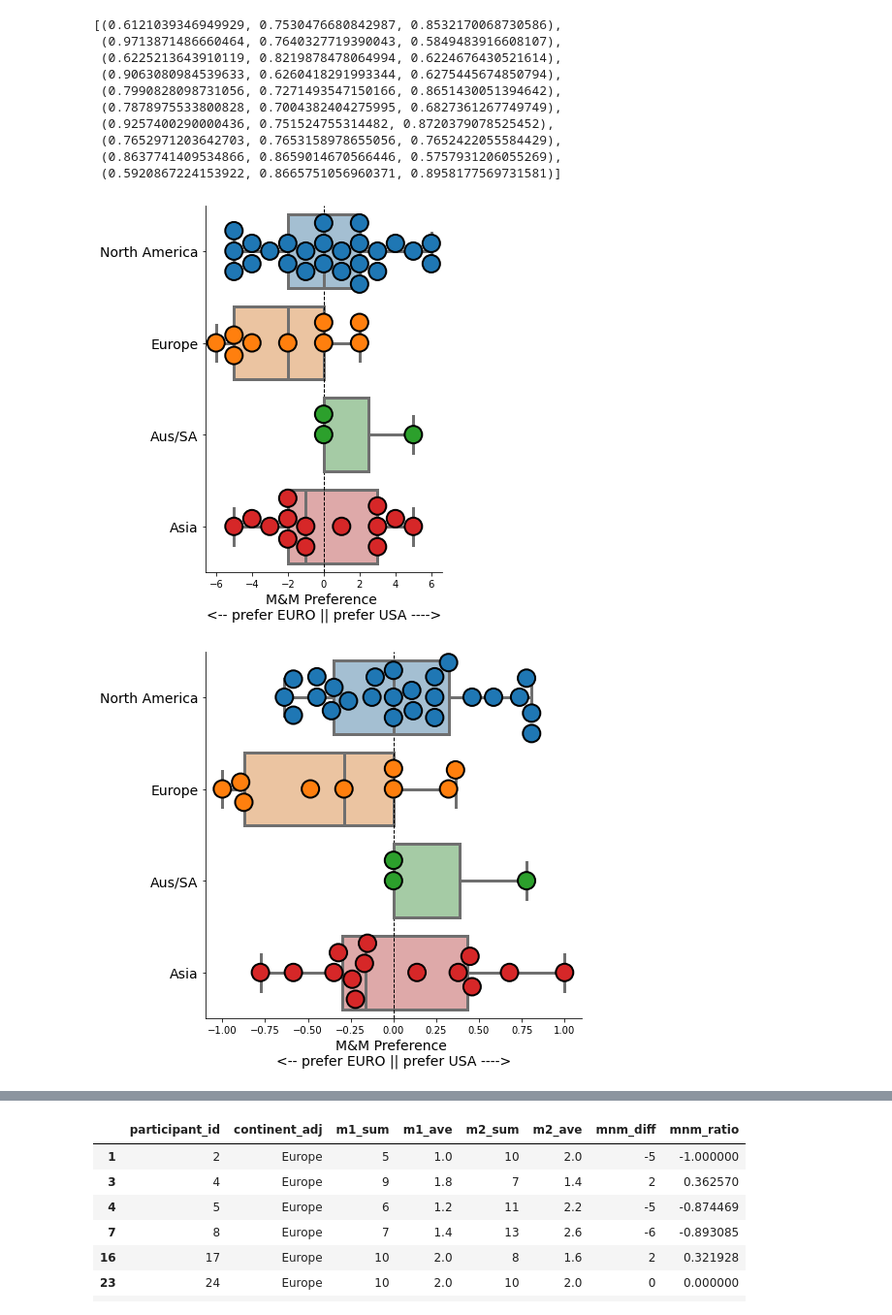
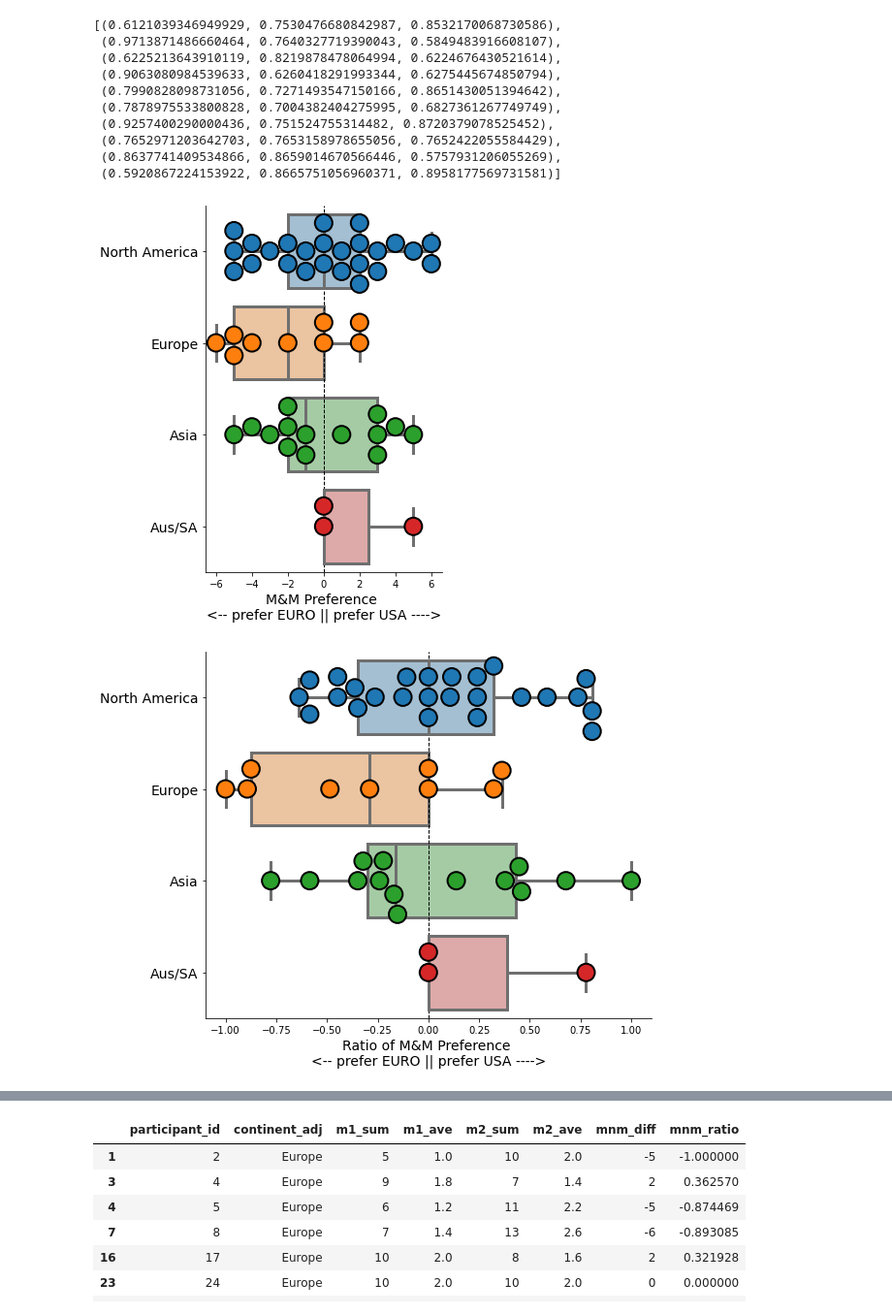
Before and after one commit to erinhwilson/mnm-taste-test, a Jupyter notebook: mnm_analysis.ipynb, the cells around one changed output, grey strips where cells are left out. Shown at 97% size. Saved outputs shown, nothing was run; the diff lists cells and outputs as text; code cells hidden in the pictures.

Commit message:
added kde plots, saving figs

```diff
--- a/mnm_analysis.ipynb
+++ b/mnm_analysis.ipynb
@@ -482,3 +486,26 @@ from scipy.stats import chi2_contingency
 #     print('Dependent (reject H0)')
 # else:
 #     print('Independent (H0 holds true)')
+# %%
+# Chi squared test on all participant data
+
+contingency_table = table2.groupby(['mnm_origin','taste_response']
+                                 )['count'].aggregate('sum').unstack()
+display(contingency_table)
+print(contingency_table.values)
+
+stat, p, dof, expected = chi2_contingency(contingency_table.values)
+
+print(f"stat: {stat} | p: {p} | degfree: {dof}")
+print("expectation table:")
+display(expected)
+
+# interpret p-value
+compare_string = f"\n* RESULT *\nComparing all participants from on their evaluation of M&M's from USA vs Denmark, we find them statistically "
+alpha = 0.05
+if p <= alpha:
+    print(compare_string + f'Dependent (reject H0, {p:.3E} <= {alpha})')
+else:
+    print(compare_string + f'Independent (H0 holds true, {p:.3f} > {alpha})')
+
+print("\n___________________________")
@@ -780,6 +822,9 @@ pdf = pd.merge(
     participants,
     how="inner",
     on='participant_id')
+
+pdf['continent_adj'] = pd.Categorical(pdf['continent_adj'], ['North America','Europe','Asia','Aus/SA'])
+
 pdf.head()
 # %% [output]
 |  | participant_id | m1_sum | m1_ave | m1_std | m2_sum | m2_ave | m2_std | continent_of_origin | ... |
@@ -1050,28 +1123,28 @@ plt.axvline(0,color='black',linestyle='--',linewidth=1)
 plt.xlabel("M&M Preference \n<-- prefer EURO || prefer USA ---->",fontsize=14)
 plt.ylabel("")
 plt.yticks(fontsize=14)
-g.savefig('mnm_pref_box_swarm.jpg',dpi=300)
+g.savefig('figs/mnm_pref_box_swarm_diff.jpg',dpi=200)
 plt.show()
 # %% [output]
-[figure, old version]
+[figure, new version]
 # %%
 # swarm box overlay
 g = sns.catplot(
     data=pdf, x='mnm_ratio', y='continent_adj',
     kind='box',palette=lighter_tab10,
-    boxprops=dict(alpha=1),height=6,aspect=7/6,linewidth=3,
+    boxprops=dict(alpha=1),height=6,aspect=8/6,linewidth=3,
 )
 g.map_dataframe(sns.swarmplot, x='mnm_ratio', y='continent_adj',
                 size=18, #alpha=0.99,
                 edgecolor='black',linewidth=2, dodge=True,
                 palette='tab10',
                )
 
 plt.axvline(0,color='black',linestyle='--',linewidth=1)
-plt.xlabel("M&M Preference \n<-- prefer EURO || prefer USA ---->",fontsize=14)
+plt.xlabel("Ratio of M&M Preference \n<-- prefer EURO || prefer USA ---->",fontsize=14)
 plt.ylabel("")
 plt.yticks(fontsize=14)
-g.savefig('mnm_pref_box_swarm.jpg',dpi=300)
+g.savefig('figs/mnm_pref_box_swarm_ratio.jpg',dpi=200)
 plt.show()
 # %% [output]
-[figure, old version]
+[figure, new version]
```
Also changed, not shown: parts of 58 cells of this notebook.
